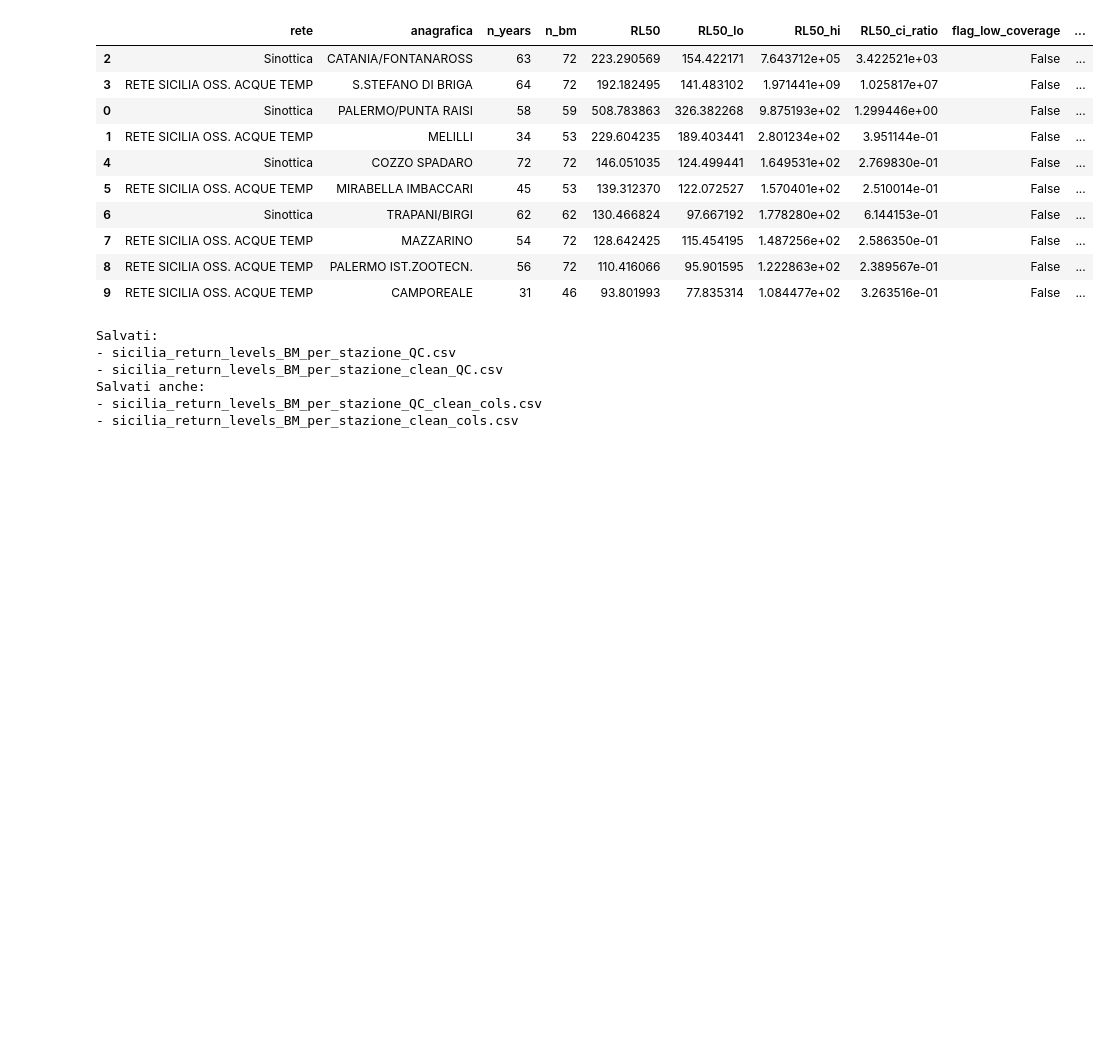
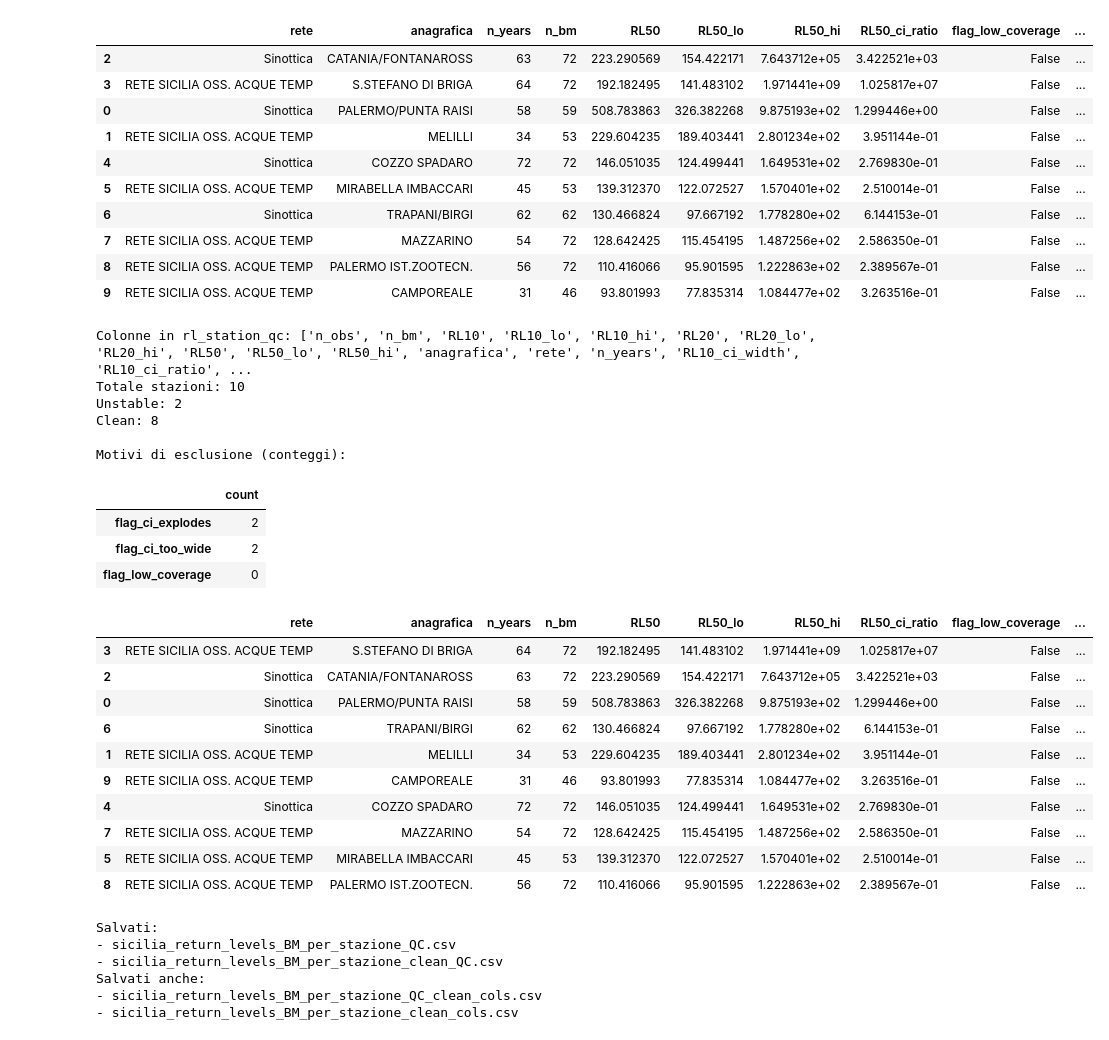
Before and after one commit to Raiden-89/StatisticsOfExtremeEvents, a Jupyter notebook: Extreme_Sicily22.ipynb, the cells around one changed output. Cells and saved outputs as stored; diff of their text form; code cells hidden in the pictures; blank space fills up the shorter version.

```diff
--- a/Extreme_Sicily22.ipynb
+++ b/Extreme_Sicily22.ipynb
@@ -197,0 +216,21 @@ model2.get_extremes("POT", threshold=91, r="30D")
+# %%
+# ============================================================
+# Sensitivity analysis: robustezza rispetto alla soglia
+# ============================================================
+
+qs = [0.95, 0.97, 0.99]
+rows = []
+
+for q in qs:
+    thr = float(data.quantile(q))
+    m = EVA(data)
+    m.get_extremes("POT", threshold=thr, r="30D")
+    m.fit_model(distribution="genpareto", distribution_kwargs={})
+    rows.append({
+        "quantile": q,
+        "threshold": thr,
+        "n_extremes": len(m.extremes),
+        "shape_xi": float(m.distribution.mle_parameters.get("c", float("nan"))) if hasattr(m, "distribution") else float("nan"),
+    })
+
+pd.DataFrame(rows)
@@ -995,6 +903,48 @@ Stazioni usabili (clean): 8
 | 7 | RETE SICILIA OSS. ACQUE TEMP | MAZZARINO | 54 | 72 | 128.642425 | 115.454195 | 1.487256e+02 | 2.586350e-01 | False | ... |
 | 8 | RETE SICILIA OSS. ACQUE TEMP | PALERMO IST.ZOOTECN. | 56 | 72 | 110.416066 | 95.901595 | 1.222863e+02 | 2.389567e-01 | False | ... |
 | 9 | RETE SICILIA OSS. ACQUE TEMP | CAMPOREALE | 31 | 46 | 93.801993 | 77.835314 | 1.084477e+02 | 3.263516e-01 | False | ... |
+# %%
+from IPython.display import display
+
+# --- PRINT QC: quante stazioni passano e perché falliscono ---
+print("Colonne in rl_station_qc:", list(rl_station_qc.columns))
+print("Totale stazioni:", len(rl_station_qc))
+print("Unstable:", int(rl_station_qc["flag_unstable"].sum()))
+print("Clean:", len(rl_station_clean))
+
+# riassunto motivi di esclusione
+cols_flags = ["flag_low_coverage", "flag_ci_explodes", "flag_ci_too_wide"]
+summary_flags = rl_station_qc[cols_flags].sum().sort_values(ascending=False)
+print("\nMotivi di esclusione (conteggi):")
+display(summary_flags.to_frame("count"))
+
+# top 15 stazioni con stime più “rischiose” (CI ratio alto) tra quelle analizzate
+cols_show = ["rete","anagrafica","n_years","n_bm","RL50","RL50_lo","RL50_hi","RL50_ci_ratio"] + cols_flags + ["flag_unstable"]
+display(
+    rl_station_qc.sort_values(["flag_unstable","RL50_ci_ratio","RL50_hi"], ascending=[False,False,False])[cols_show].head(15)
+)
+# %% [output]
+Colonne in rl_station_qc: ['n_obs', 'n_bm', 'RL10', 'RL10_lo', 'RL10_hi', 'RL20', 'RL20_lo', 'RL20_hi', 'RL50', 'RL50_lo', 'RL50_hi', 'anagrafica', 'rete', 'n_years', 'RL10_ci_width', 'RL10_ci_ratio', ...
+Totale stazioni: 10
+Unstable: 2
+Clean: 8
+
+Motivi di esclusione (conteggi):
+|  | count |
+| flag_ci_explodes | 2 |
+| flag_ci_too_wide | 2 |
+| flag_low_coverage | 0 |
+|  | rete | anagrafica | n_years | n_bm | RL50 | RL50_lo | RL50_hi | RL50_ci_ratio | flag_low_coverage | ... |
+| 3 | RETE SICILIA OSS. ACQUE TEMP | S.STEFANO DI BRIGA | 64 | 72 | 192.182495 | 141.483102 | 1.971441e+09 | 1.025817e+07 | False | ... |
+| 2 | Sinottica | CATANIA/FONTANAROSS | 63 | 72 | 223.290569 | 154.422171 | 7.643712e+05 | 3.422521e+03 | False | ... |
+| 0 | Sinottica | PALERMO/PUNTA RAISI | 58 | 59 | 508.783863 | 326.382268 | 9.875193e+02 | 1.299446e+00 | False | ... |
+| 6 | Sinottica | TRAPANI/BIRGI | 62 | 62 | 130.466824 | 97.667192 | 1.778280e+02 | 6.144153e-01 | False | ... |
+| 1 | RETE SICILIA OSS. ACQUE TEMP | MELILLI | 34 | 53 | 229.604235 | 189.403441 | 2.801234e+02 | 3.951144e-01 | False | ... |
+| 9 | RETE SICILIA OSS. ACQUE TEMP | CAMPOREALE | 31 | 46 | 93.801993 | 77.835314 | 1.084477e+02 | 3.263516e-01 | False | ... |
+| 4 | Sinottica | COZZO SPADARO | 72 | 72 | 146.051035 | 124.499441 | 1.649531e+02 | 2.769830e-01 | False | ... |
+| 7 | RETE SICILIA OSS. ACQUE TEMP | MAZZARINO | 54 | 72 | 128.642425 | 115.454195 | 1.487256e+02 | 2.586350e-01 | False | ... |
+| 5 | RETE SICILIA OSS. ACQUE TEMP | MIRABELLA IMBACCARI | 45 | 53 | 139.312370 | 122.072527 | 1.570401e+02 | 2.510014e-01 | False | ... |
+| 8 | RETE SICILIA OSS. ACQUE TEMP | PALERMO IST.ZOOTECN. | 56 | 72 | 110.416066 | 95.901595 | 1.222863e+02 | 2.389567e-01 | False | ... |
 # %%
 # ============================================================
 # BLOCCO: QC3 – Esportazione dei risultati finali
```
Also changed, not shown: parts of 32 cells of this notebook.
